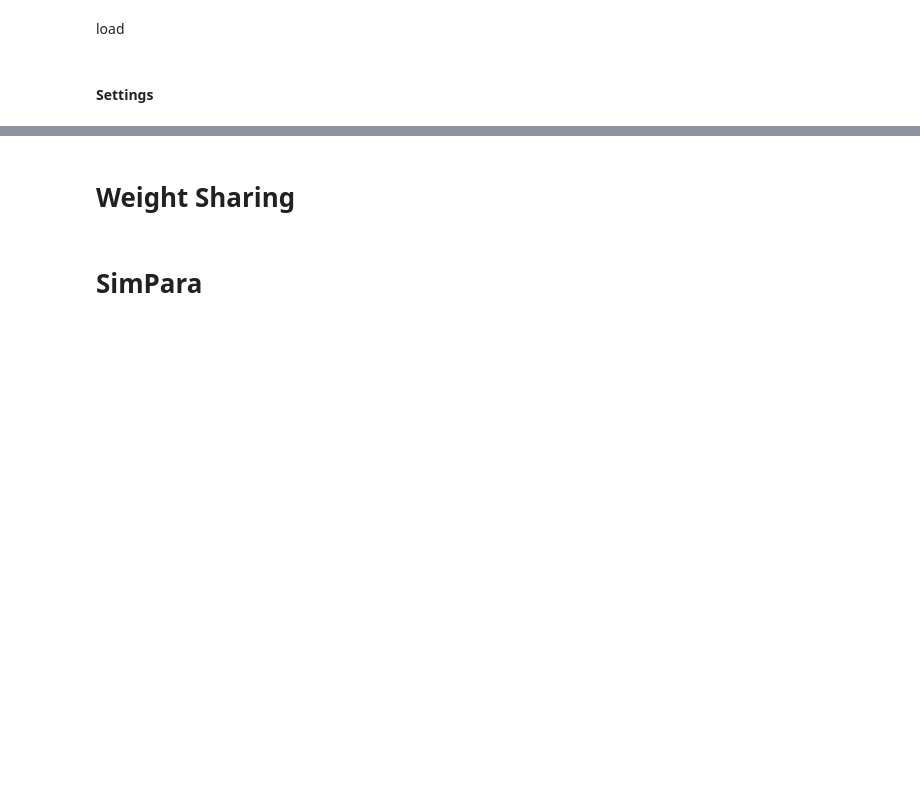
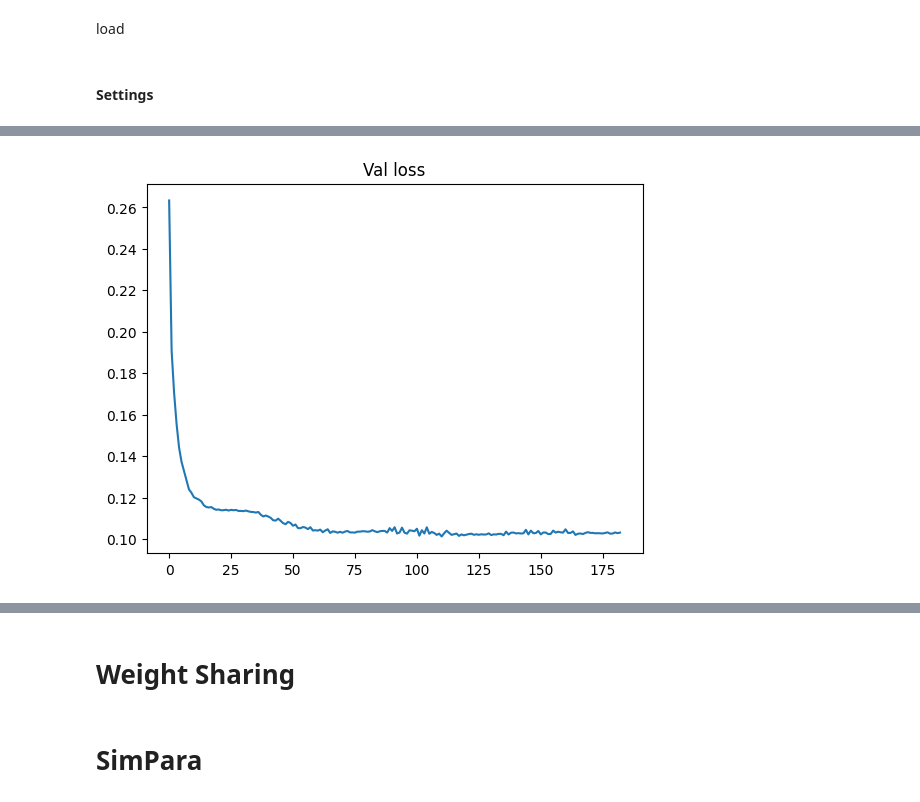
Before and after one commit to superbunny38/DeepLearning, a Jupyter notebook: SupplementaryMaterials/Weight Transfer From Classification To Segmentation.ipynb, the cells around one changed output, grey strips where cells are left out. Saved outputs shown, nothing was run; the diff lists cells and outputs as text; code cells hidden in the pictures; blank space fills up the shorter version.

```diff
--- a/SupplementaryMaterials/Weight Transfer From Classification To Segmentation.ipynb
+++ b/SupplementaryMaterials/Weight Transfer From Classification To Segmentation.ipynb
@@ -836,0 +866,6 @@ tensor([1, 2, 3], dtype=torch.uint8)
+# %%
+plt.title("Val loss")
+plt.plot(save_val_loss)
+plt.show()
+# %% [output]
+[figure, added]
```
Also changed, not shown: parts of 33 cells of this notebook.
